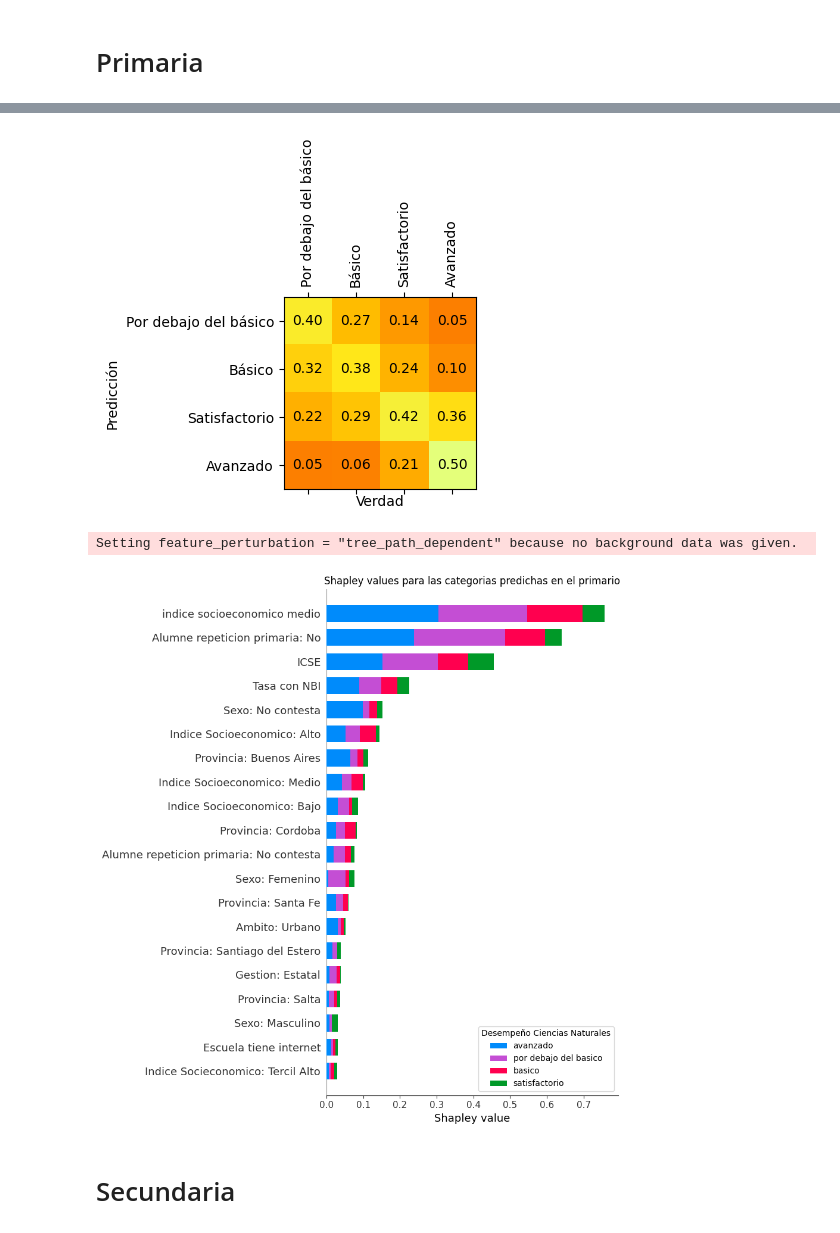
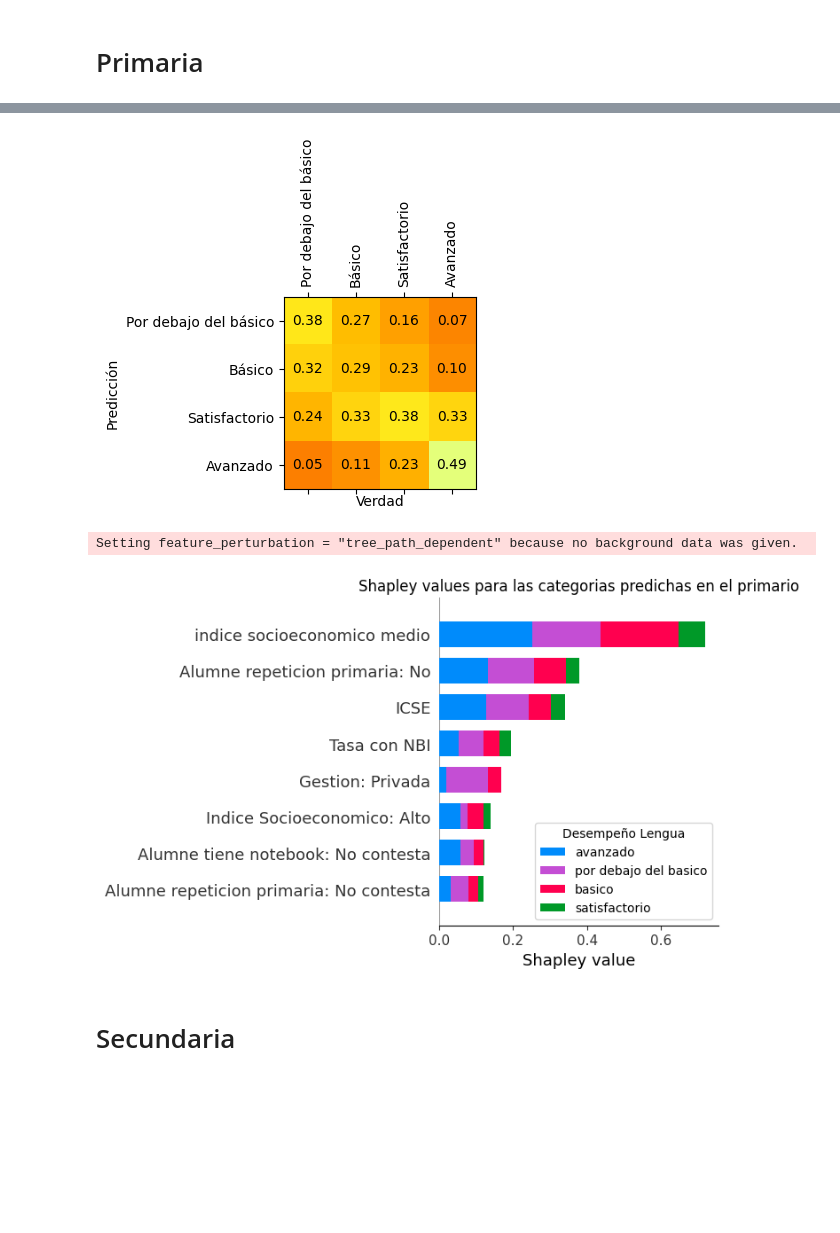
Before and after one commit to matiscakosky/argxed, a Jupyter notebook: Boosted trees.ipynb, the cells around one changed output, grey strips where cells are left out. Drawn from its saved outputs; the diff is of its cells as text; code cells hidden in the pictures; blank space fills up the shorter version.

Commit message:
UMAP actualizado y boosted trees update

```diff
--- a/Boosted trees.ipynb
+++ b/Boosted trees.ipynb
@@ -10,10 +10,10 @@ from sklearn.preprocessing import LabelBinarizer, LabelEncoder
 from matplotlib import rcParams
 # %%
 FEATURES_CSVS_PATH = "features_csvs/"
-CATEGORIA_ACTUAL = "nivel_desemp_ciencias_naturales"
-PONDERADOR_ACTUAL = "ponderador_ciencias_naturales"
-CATEGORIA_NIVEL = "ciencias_naturales"
-CATEGORIA_LABEL = "Ciencias Naturales"
+CATEGORIA_ACTUAL = "nivel_desemp_lengua"
+PONDERADOR_ACTUAL = "ponderador_lengua"
+CATEGORIA_NIVEL = "lengua"
+CATEGORIA_LABEL = "Lengua"
 # %%
 train = pd.read_csv(FEATURES_CSVS_PATH+"train_%s.csv" % CATEGORIA_NIVEL)
 test = pd.read_csv(FEATURES_CSVS_PATH+"test_%s.csv" % CATEGORIA_NIVEL)
@@ -115,7 +115,7 @@ plt.xlabel("Verdad")
 plt.xticks(rotation=90)
 plt.savefig("plots/lightgbm_confusion_matrix_%s_primaria.png" % CATEGORIA_NIVEL)
 # %% [output]
-[figure, old version]
+[figure, new version]
 # %%
 import shap
 shap_values = shap.TreeExplainer(bst).shap_values(X_valid)
@@ -124,22 +124,21 @@ Setting feature_perturbation = "tree_path_dependent" because no background data
 # %%
 from matplotlib import rcParams
 rcParams.update({'figure.autolayout': True})
 plt.figure(dpi=100)
-shap.summary_plot(shap_values, X_test, show=False)
+shap.summary_plot(shap_values, X_test, show=False, max_display=8)
 leg = plt.gca().legend()
 y_ticks = list(plt.gca().get_yticklabels())
 for i in range(len(y_ticks)):
     y_ticks[i].set_text(y_ticks[i].get_text().replace("__", ": ").replace("_", " "))
 plt.gca().set_yticklabels(y_ticks)
-plt.gcf().set_size_inches(9,9.5)
 leg.set_title("Desempeño %s" % CATEGORIA_LABEL)
 LABELS = {"Class "+str(k):" ".join(v.split("_")) for k,v in dict(enumerate(y_lb.classes_)).items()}
 for t in leg.texts: t.set_text(LABELS[t.get_text()])
 plt.title("Shapley values para las categorias predichas en el primario")
 plt.xlabel("Shapley value")
 plt.savefig("plots/lightgbm_shapley_%s_primaria.png" % CATEGORIA_NIVEL)
 # %% [output]
-[figure, old version]
+[figure, new version]
 # %% [markdown]
 # Secundaria
 # %%
```
Also changed, not shown: parts of 8 cells of this notebook, 27 other files.
